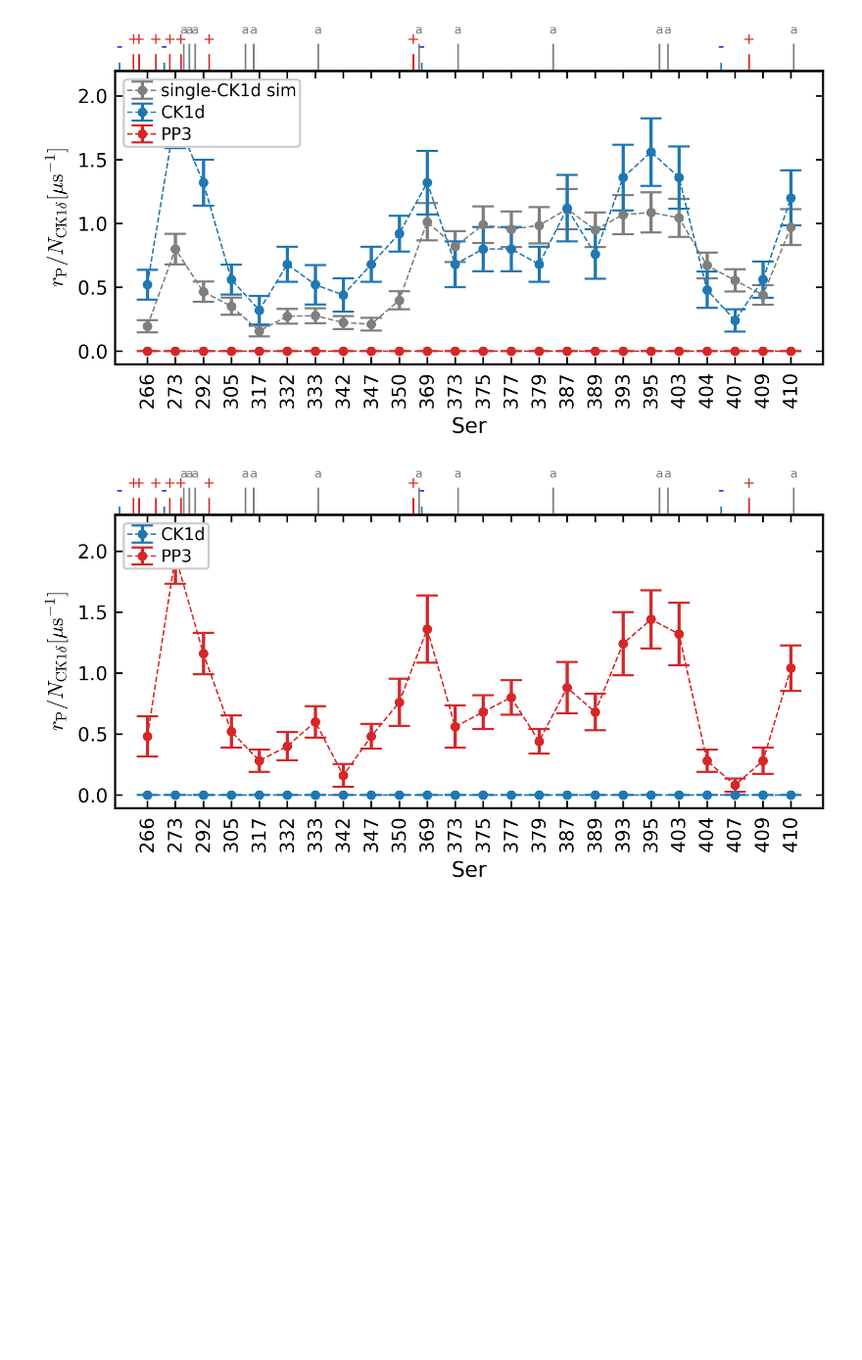
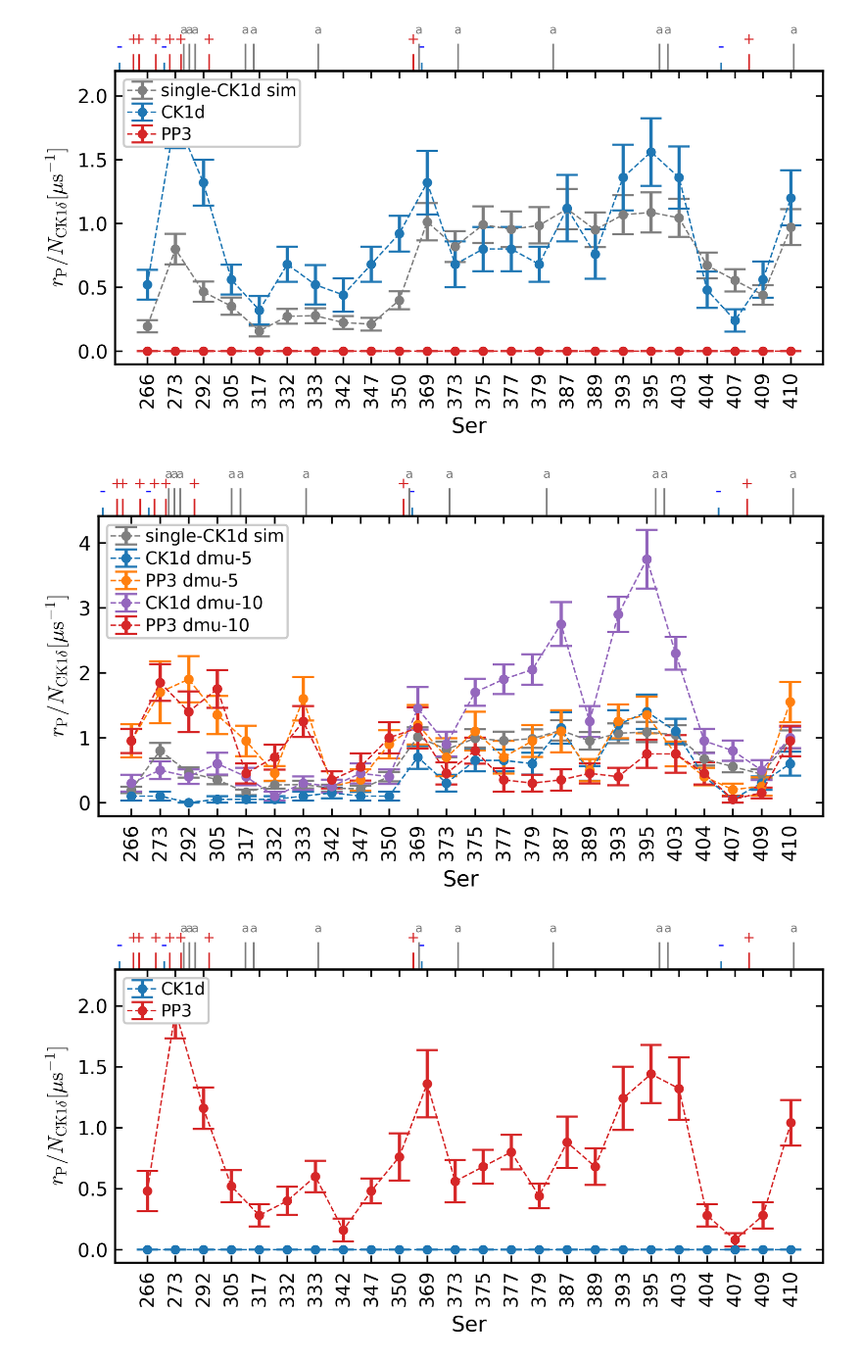
Before and after one commit to ezippo/HPA, a Jupyter notebook: rates_notebook.ipynb, the cells around one changed output. Shown at 98% size. Saved outputs shown, nothing was run; the diff lists cells and outputs as text; code cells hidden in the pictures; blank space fills up the shorter version.

```diff
--- a/rates_notebook.ipynb
+++ b/rates_notebook.ipynb
@@ -22,7 +22,7 @@ import hpa.rates as hpar  # Now this should work
 plt.style.use('default')
 plt.style.use('/localscratch/zippoema/md_plots/rates_plot.mplstyle')
 # %%
-path_CAL = '/media/zippoema/Elements/zippo_phd_data/project_hps_phospho_tdp43_natcomm/single-tdp43/data_CALVADOS3/'
+path_CAL = '/localscratch/zippoema/zippo_phd_data_bckp/project_hps_phospho_tdp43_natcomm_bckp/single-tdp43/data_CALVADOS3/'
 path_new = '/media/zippoema/Elements/zippo_phd_data/new_data/'
 # %%
 ser_i = np.array([266, 273, 292, 305, 317, 332, 333, 342, 347, 350, 369, 373, 375, 377, 379, 387, 389, 393, 395, 403, 404, 407, 409, 410])-260-1
@@ -100,5 +102,21 @@ plt.show()
                                               file_suffix='2-tdp43-lcd_com-ck1d-open_com-pp3_CAL3_np_contacts.txt',
                                               ser_l=ser_i, n_sims=10, type_of_contact=None, len_prot=154, n_prot=2, max_dist=1.05, nenz=2)
+# %%
+(rp_k_dmu5, drp_k_dmu5), (rp_p_dmu5, drp_p_dmu5) = hpar.count_contacts(dirpath=path1+'sim_dmu-5_0_2-tdp43-lcd_1-ck1d-open_1-pp3/',
+                                              file_suffix='2-tdp43-lcd_com-ck1d-open_com-pp3_CAL3_dmu-5_0_contacts.txt',
+                                              ser_l=ser_i, n_sims=20, type_of_contact=1, len_prot=154, n_prot=2, max_dist=1.05, nenz=2, start=200000000)
+
+(rdp_k_dmu5, drdp_k_dmu5), (rdp_p_dmu5, drdp_p_dmu5) = hpar.count_contacts(dirpath=path1+'sim_dmu-5_0_2-tdp43-lcd_1-ck1d-open_1-pp3/',
+                                              file_suffix='2-tdp43-lcd_com-ck1d-open_com-pp3_CAL3_dmu-5_0_contacts.txt',
+                                              ser_l=ser_i, n_sims=20, type_of_contact=-1, len_prot=154, n_prot=2, max_dist=1.05, nenz=2, start=200000000)
+
+(rp_k_dmu10, drp_k_dmu10), (rp_p_dmu10, drp_p_dmu10) = hpar.count_contacts(dirpath=path1+'sim_dmu-10_0_2-tdp43-lcd_1-ck1d-open_1-pp3/',
+                                              file_suffix='2-tdp43-lcd_com-ck1d-open_com-pp3_CAL3_dmu-10_0_contacts.txt',
+                                              ser_l=ser_i, n_sims=20, type_of_contact=1, len_prot=154, n_prot=2, max_dist=1.05, nenz=2, start=200000000)
+
+(rdp_k_dmu10, drdp_k_dmu10), (rdp_p_dmu10, drdp_p_dmu10) = hpar.count_contacts(dirpath=path1+'sim_dmu-10_0_2-tdp43-lcd_1-ck1d-open_1-pp3/',
+                                              file_suffix='2-tdp43-lcd_com-ck1d-open_com-pp3_CAL3_dmu-10_0_contacts.txt',
+                                              ser_l=ser_i, n_sims=20, type_of_contact=-1, len_prot=154, n_prot=2, max_dist=1.05, nenz=2, start=200000000)
 # %%
 def pSer_per_chain(dirpath, file_suffix, ser_l, n_sims, times, len_prot=154, n_prot=2):
 
@@ -169,6 +199,35 @@ plt.ylabel('$r_{\mathrm{P}}/N_{\mathrm{CK1\delta}} [\mathrm{\mu s}^{-1}]$')
 plt.show()
 # %% [output]
 [figure]
+# %%
+f, ax1 = plt.subplots(figsize=(6,2.5))
+
+ax1.errorbar(np.arange(1,25), rp, drp, fmt='.--', color='tab:grey', elinewidth=1.5, linewidth=.7, capsize=5, markersize=7,  label=r"single-CK1d sim")
+ax1.errorbar(np.arange(1,25), rp_k_dmu5, drp_k_dmu5, fmt='.--', color='tab:blue', elinewidth=1.5, linewidth=.7, capsize=5, markersize=7,  label=r"CK1d dmu-5")
+ax1.errorbar(np.arange(1,25), rp_p_dmu5, drp_p_dmu5, fmt='.--', color='tab:orange', elinewidth=1.5, linewidth=.7, capsize=5, markersize=7,  label=r"PP3 dmu-5")
+ax1.errorbar(np.arange(1,25), rp_k_dmu10, drp_k_dmu10, fmt='.--', color='tab:purple', elinewidth=1.5, linewidth=.7, capsize=5, markersize=7,  label=r"CK1d dmu-10")
+ax1.errorbar(np.arange(1,25), rp_p_dmu10, drp_p_dmu10, fmt='.--', color='tab:red', elinewidth=1.5, linewidth=.7, capsize=5, markersize=7,  label=r"PP3 dmu-10")
+
+secax = ax1.secondary_xaxis('top')
+secax.set_xticks([0.5, 0.7, 1.3, 1.8, 2.2, 3.2, 10.5, 22.5], ['+']*8, color='tab:red', fontsize='x-small' )
+secax.tick_params(direction='out', color='tab:red' , length=8)
+
+secax2 = ax1.secondary_xaxis('top')
+secax2.set_xticks([0., 1.6, 10.8, 21.5], ['-']*4, color='blue', fontsize='small' )
+secax2.tick_params(direction='out', color='tab:blue' , length=4)
+
+secax2 = ax1.secondary_xaxis('top')
+secax2.set_xticks([2.3,2.5,2.7,4.5, 4.8,7.1, 10.7, 12.1, 15.5, 19.3, 19.6, 24.1], ['a']*12, color='tab:grey', fontsize='xx-small' )
+secax2.tick_params(direction='out', color='tab:grey' , length=13)
+
+
+plt.legend(loc='upper left', framealpha=1, ncols=1)
+plt.xticks(np.arange(1,25) , ser_i+261, rotation="vertical" )
+plt.xlabel('Ser')
+plt.ylabel('$r_{\mathrm{P}}/N_{\mathrm{CK1\delta}} [\mathrm{\mu s}^{-1}]$')
+plt.show()
+# %% [output]
+[figure, added]
 # %%
 f, ax1 = plt.subplots(figsize=(6,2.5))
 
```
Also changed, not shown: parts of 7 cells of this notebook, 3 other files.
